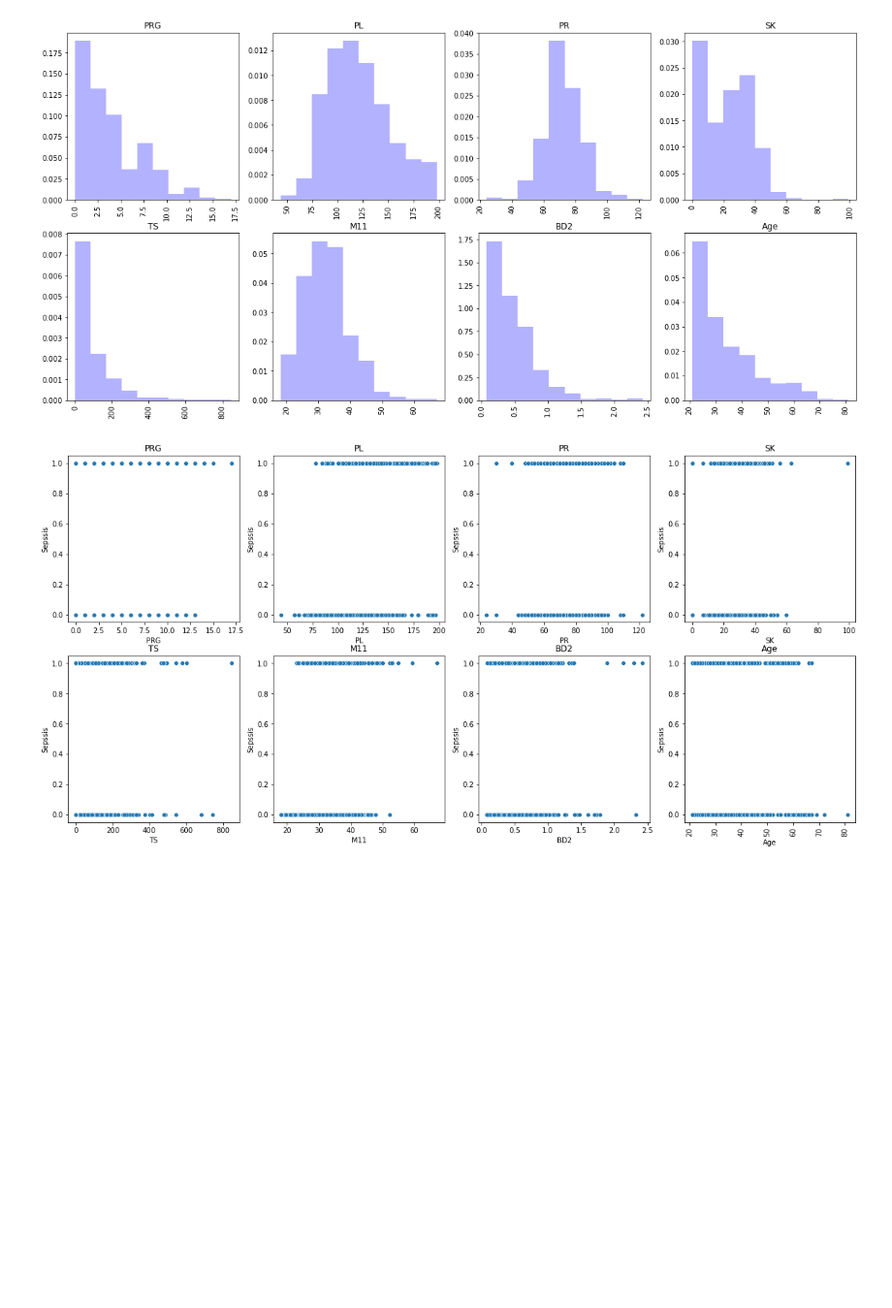
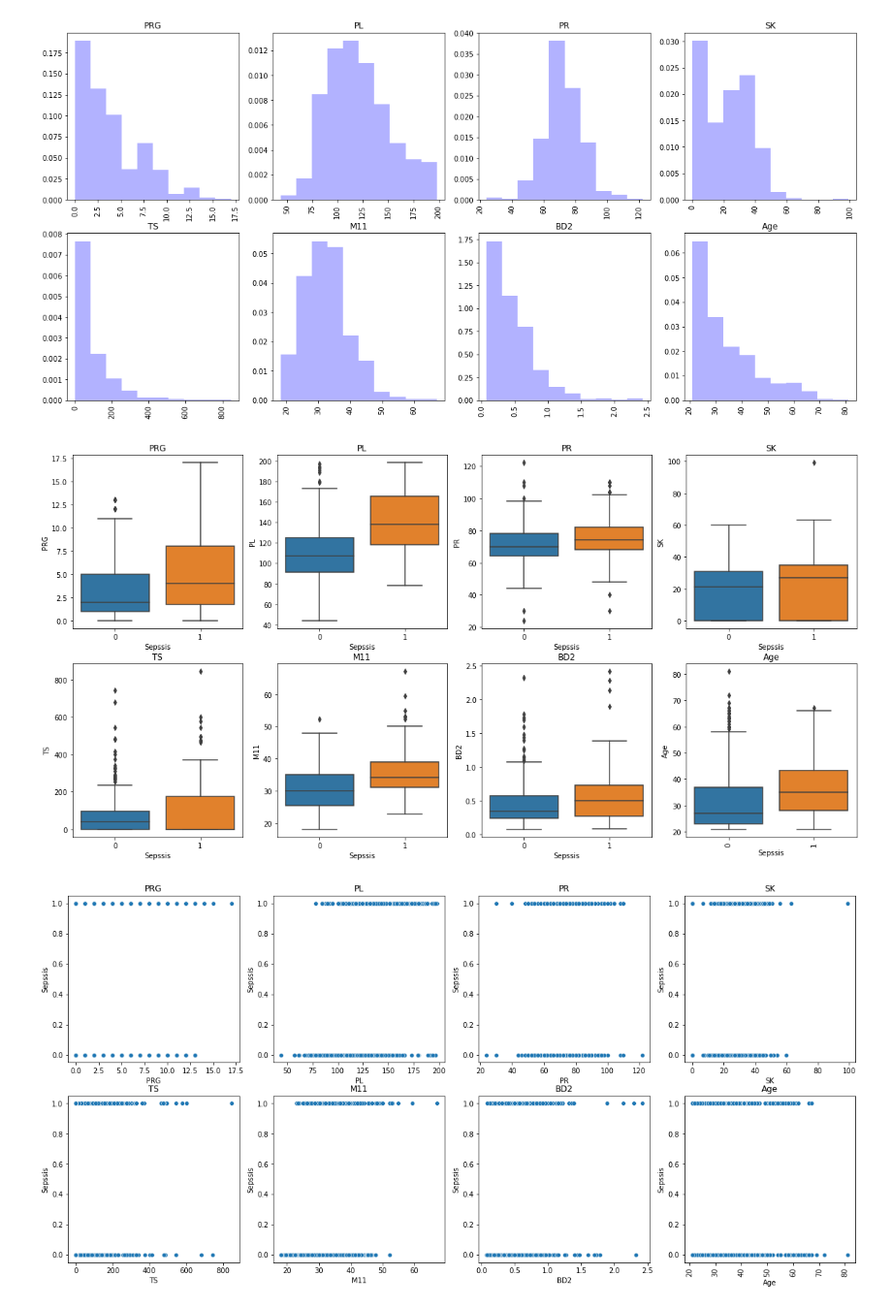
Before and after one commit to psquared256/ML_Assignment1, a Jupyter notebook: MLA1.ipynb, the cells around one changed output. Shown at 97% size. Saved outputs shown, nothing was run; the diff lists cells and outputs as text; code cells hidden in the pictures; blank space fills up the shorter version.

```diff
--- a/MLA1.ipynb
+++ b/MLA1.ipynb
@@ -137,6 +137,16 @@ for i, col in enumerate(X.columns):
     plt.xticks(rotation='vertical')
 # %% [output]
 [figure]
+# %%
+plt.figure(figsize=(20,10))
+for i, col in enumerate(X.columns):
+    plt.subplot(2,4,i+1)
+    sns.boxplot(x=Y.Sepssis, y=col, data=X)
+    plt.title(col)
+plt.xticks(rotation='vertical')
+plt.show()
+# %% [output]
+[figure, added]
 # %%
 plt.figure(figsize=(20,20))
 for i, col in enumerate(X.columns):
```
Also changed, not shown: parts of 9 cells of this notebook.
